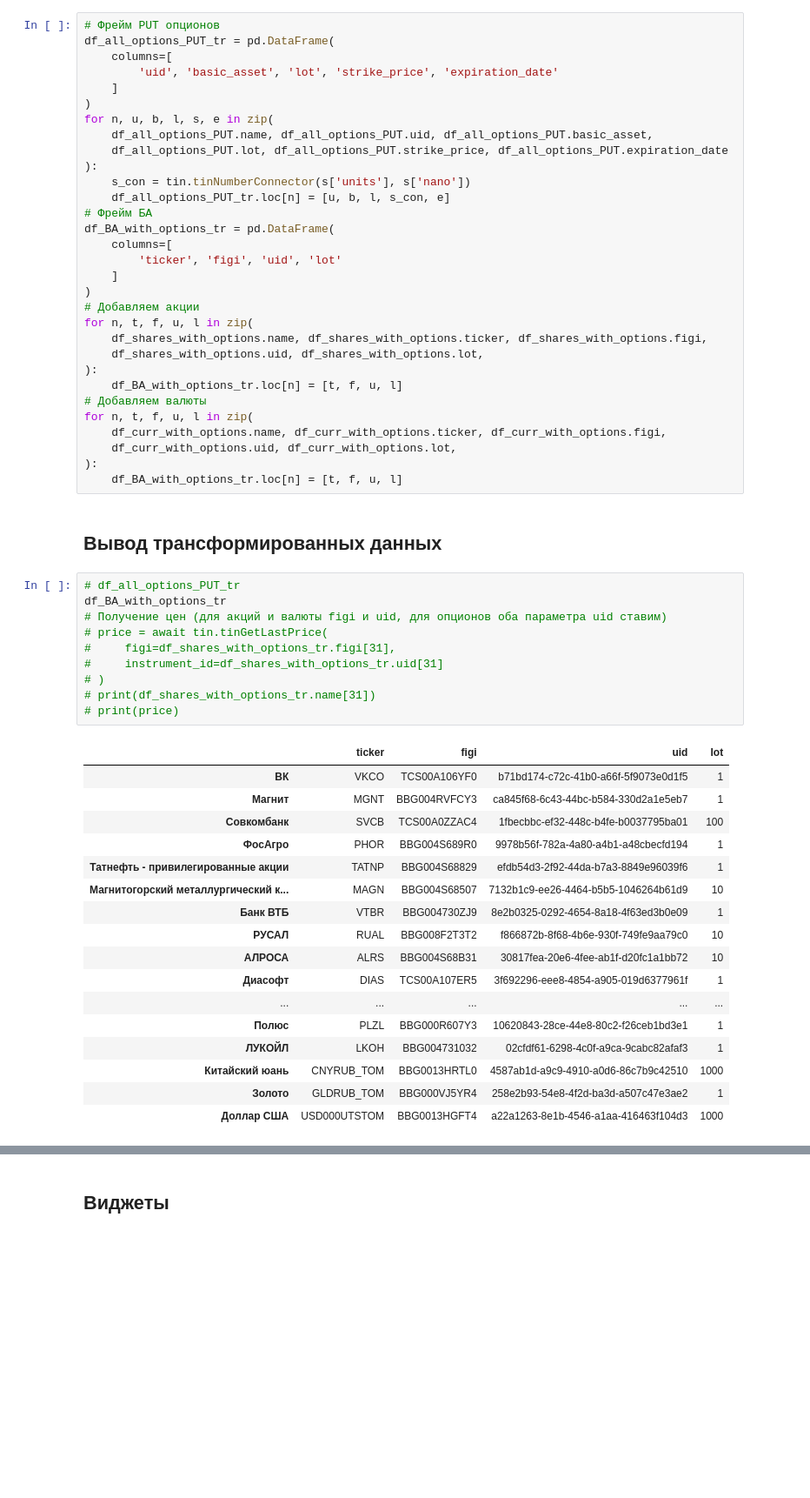
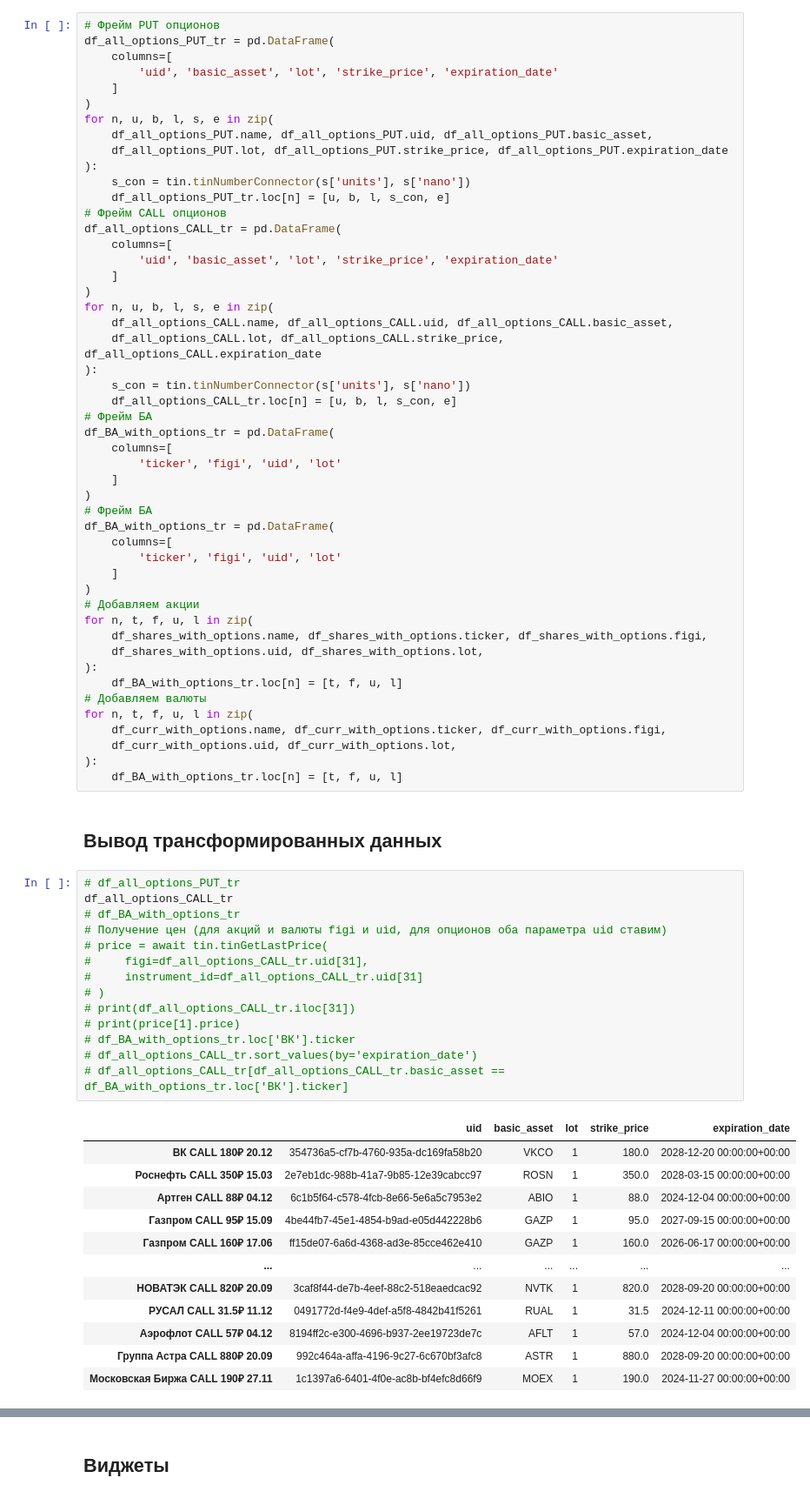
Before and after one commit to UncleVasyafromIzhevsk/TinvestOptions, a Jupyter notebook: educational_db.ipynb, the cells around one changed output, grey strips where cells are left out. Shown at 87% size. Saved outputs shown, nothing was run; the diff lists cells and outputs as text; blank space fills up the shorter version.

```diff
--- a/educational_db.ipynb
+++ b/educational_db.ipynb
@@ -944,6 +944,24 @@ for n, u, b, l, s, e in zip(
 ):
     s_con = tin.tinNumberConnector(s['units'], s['nano'])
     df_all_options_PUT_tr.loc[n] = [u, b, l, s_con, e]
+# Фрейм CALL опционов
+df_all_options_CALL_tr = pd.DataFrame(
+    columns=[
+        'uid', 'basic_asset', 'lot', 'strike_price', 'expiration_date'
+    ]
+)
+for n, u, b, l, s, e in zip(
+    df_all_options_CALL.name, df_all_options_CALL.uid, df_all_options_CALL.basic_asset,
+    df_all_options_CALL.lot, df_all_options_CALL.strike_price, df_all_options_CALL.expiration_date
+):
+    s_con = tin.tinNumberConnector(s['units'], s['nano'])
+    df_all_options_CALL_tr.loc[n] = [u, b, l, s_con, e]
+# Фрейм БА
+df_BA_with_options_tr = pd.DataFrame(
+    columns=[
+        'ticker', 'figi', 'uid', 'lot'
+    ]
+)
 # Фрейм БА
 df_BA_with_options_tr = pd.DataFrame(
     columns=[
@@ -966,29 +984,28 @@ for n, t, f, u, l in zip(
 ## Вывод трансформированных данных
 # %%
 # df_all_options_PUT_tr
-df_BA_with_options_tr
+df_all_options_CALL_tr
+# df_BA_with_options_tr
 # Получение цен (для акций и валюты figi и uid, для опционов оба параметра uid ставим)
 # price = await tin.tinGetLastPrice(
-#     figi=df_shares_with_options_tr.figi[31],
-#     instrument_id=df_shares_with_options_tr.uid[31]
+#     figi=df_all_options_CALL_tr.uid[31],
+#     instrument_id=df_all_options_CALL_tr.uid[31]
 # )
-# print(df_shares_with_options_tr.name[31])
-# print(price)
+# print(df_all_options_CALL_tr.iloc[31])
+# print(price[1].price)
+# df_BA_with_options_tr.loc['ВК'].ticker
+# df_all_options_CALL_tr.sort_values(by='expiration_date')
+# df_all_options_CALL_tr[df_all_options_CALL_tr.basic_asset == df_BA_with_options_tr.loc['ВК'].ticker]
 # %% [output]
-|  | ticker | figi | uid | lot |
-| ВК | VKCO | TCS00A106YF0 | b71bd174-c72c-41b0-a66f-5f9073e0d1f5 | 1 |
-| Магнит | MGNT | BBG004RVFCY3 | ca845f68-6c43-44bc-b584-330d2a1e5eb7 | 1 |
-| Совкомбанк | SVCB | TCS00A0ZZAC4 | 1fbecbbc-ef32-448c-b4fe-b0037795ba01 | 100 |
-| ФосАгро | PHOR | BBG004S689R0 | 9978b56f-782a-4a80-a4b1-a48cbecfd194 | 1 |
-| Татнефть - привилегированные акции | TATNP | BBG004S68829 | efdb54d3-2f92-44da-b7a3-8849e96039f6 | 1 |
-| Магнитогорский металлургический к... | MAGN | BBG004S68507 | 7132b1c9-ee26-4464-b5b5-1046264b61d9 | 10 |
-| Банк ВТБ | VTBR | BBG004730ZJ9 | 8e2b0325-0292-4654-8a18-4f63ed3b0e09 | 1 |
-| РУСАЛ | RUAL | BBG008F2T3T2 | f866872b-8f68-4b6e-930f-749fe9aa79c0 | 10 |
-| АЛРОСА | ALRS | BBG004S68B31 | 30817fea-20e6-4fee-ab1f-d20fc1a1bb72 | 10 |
-| Диасофт | DIAS | TCS00A107ER5 | 3f692296-eee8-4854-a905-019d6377961f | 1 |
-| ... | ... | ... | ... | ... |
-| Полюс | PLZL | BBG000R607Y3 | 10620843-28ce-44e8-80c2-f26ceb1bd3e1 | 1 |
-| ЛУКОЙЛ | LKOH | BBG004731032 | 02cfdf61-6298-4c0f-a9ca-9cabc82afaf3 | 1 |
-| Китайский юань | CNYRUB_TOM | BBG0013HRTL0 | 4587ab1d-a9c9-4910-a0d6-86c7b9c42510 | 1000 |
-| Золото | GLDRUB_TOM | BBG000VJ5YR4 | 258e2b93-54e8-4f2d-ba3d-a507c47e3ae2 | 1 |
-| Доллар США | USD000UTSTOM | BBG0013HGFT4 | a22a1263-8e1b-4546-a1aa-416463f104d3 | 1000 |
+|  | uid | basic_asset | lot | strike_price | expiration_date |
+| ВК CALL 180₽ 20.12 | 354736a5-cf7b-4760-935a-dc169fa58b20 | VKCO | 1 | 180.0 | 2028-12-20 00:00:00+00:00 |
+| Роснефть CALL 350₽ 15.03 | 2e7eb1dc-988b-41a7-9b85-12e39cabcc97 | ROSN | 1 | 350.0 | 2028-03-15 00:00:00+00:00 |
+| Артген CALL 88₽ 04.12 | 6c1b5f64-c578-4fcb-8e66-5e6a5c7953e2 | ABIO | 1 | 88.0 | 2024-12-04 00:00:00+00:00 |
+| Газпром CALL 95₽ 15.09 | 4be44fb7-45e1-4854-b9ad-e05d442228b6 | GAZP | 1 | 95.0 | 2027-09-15 00:00:00+00:00 |
+| Газпром CALL 160₽ 17.06 | ff15de07-6a6d-4368-ad3e-85cce462e410 | GAZP | 1 | 160.0 | 2026-06-17 00:00:00+00:00 |
+| ... | ... | ... | ... | ... | ... |
+| НОВАТЭК CALL 820₽ 20.09 | 3caf8f44-de7b-4eef-88c2-518eaedcac92 | NVTK | 1 | 820.0 | 2028-09-20 00:00:00+00:00 |
+| РУСАЛ CALL 31.5₽ 11.12 | 0491772d-f4e9-4def-a5f8-4842b41f5261 | RUAL | 1 | 31.5 | 2024-12-11 00:00:00+00:00 |
+| Аэрофлот CALL 57₽ 04.12 | 8194ff2c-e300-4696-b937-2ee19723de7c | AFLT | 1 | 57.0 | 2024-12-04 00:00:00+00:00 |
+| Группа Астра CALL 880₽ 20.09 | 992c464a-affa-4196-9c27-6c670bf3afc8 | ASTR | 1 | 880.0 | 2028-09-20 00:00:00+00:00 |
+| Московская Биржа CALL 190₽ 27.11 | 1c1397a6-6401-4f0e-ac8b-bf4efc8d66f9 | MOEX | 1 | 190.0 | 2024-11-27 00:00:00+00:00 |
```
Also changed, not shown: parts of 3 cells of this notebook.
